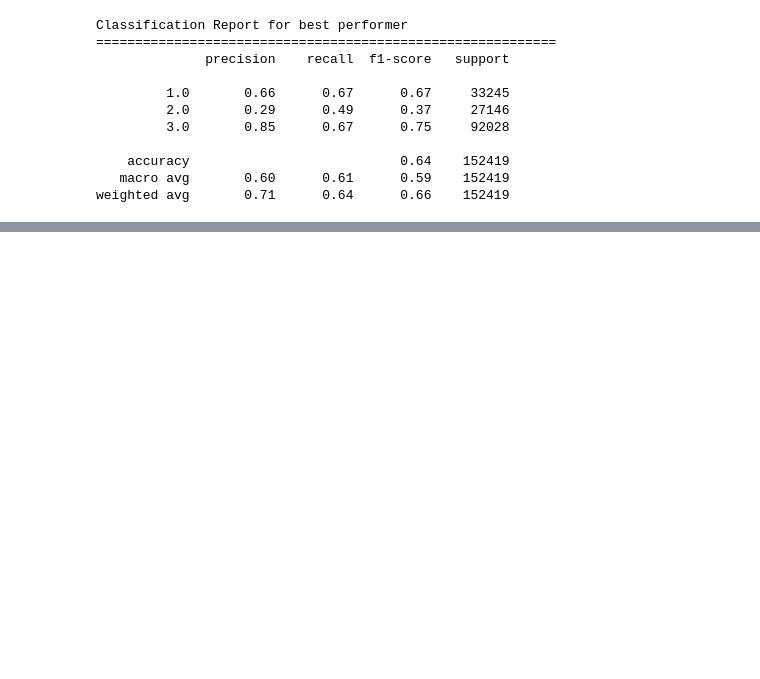
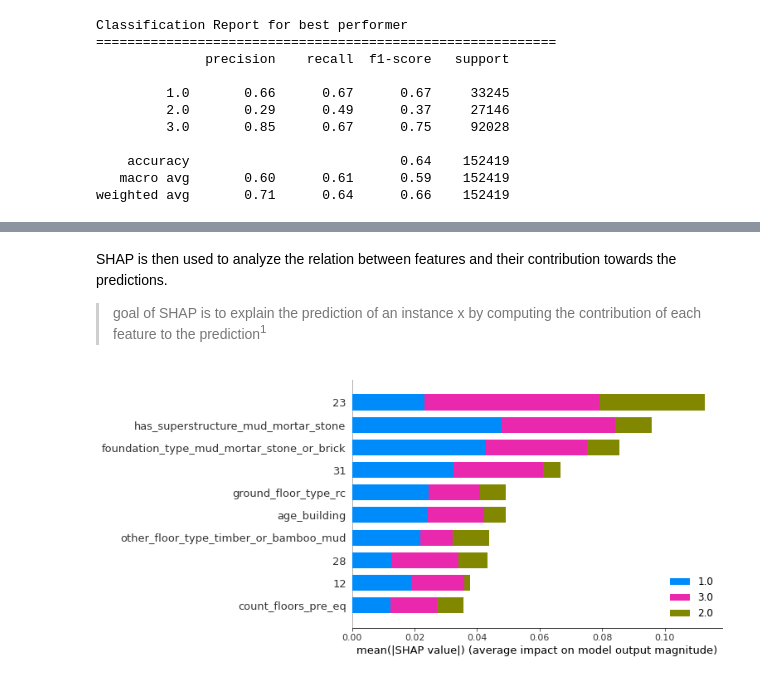
Before and after one commit to luluvalakdawala/modeling_eq_damage, a Jupyter notebook: notebooks/report/final_analysis.ipynb, the cells around one changed output, grey strips where cells are left out. Saved outputs shown, nothing was run; the diff lists cells and outputs as text; code cells hidden in the pictures; blank space fills up the shorter version.

```diff
--- a/notebooks/report/final_analysis.ipynb
+++ b/notebooks/report/final_analysis.ipynb
@@ -597,0 +665,9 @@ mfs.plot_important_features(important_features)
+# %% [markdown]
+SHAP is then used to analyze the relation between features and their contribution towards the predictions.
+>goal of SHAP is to explain the prediction of an instance x by computing the contribution of each feature to the prediction<sup>1</sup>
+# %%
+explainer = shap.TreeExplainer(rfc)
+shap_values = explainer.shap_values(X_test,approximate=True)
+shap.summary_plot(shap_values, X_test, plot_type="bar", max_display=10, class_names=rfc.classes_)
+# %% [output]
+[figure, added]
```
Also changed, not shown: parts of 46 cells of this notebook, 9 other files.
